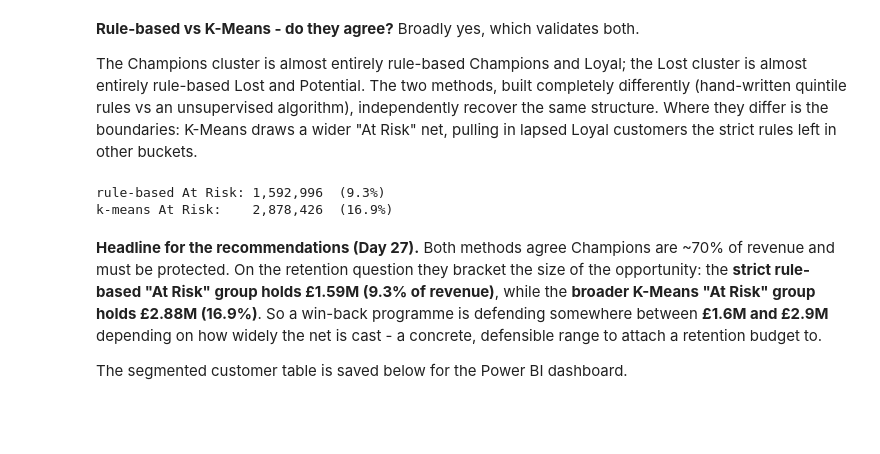
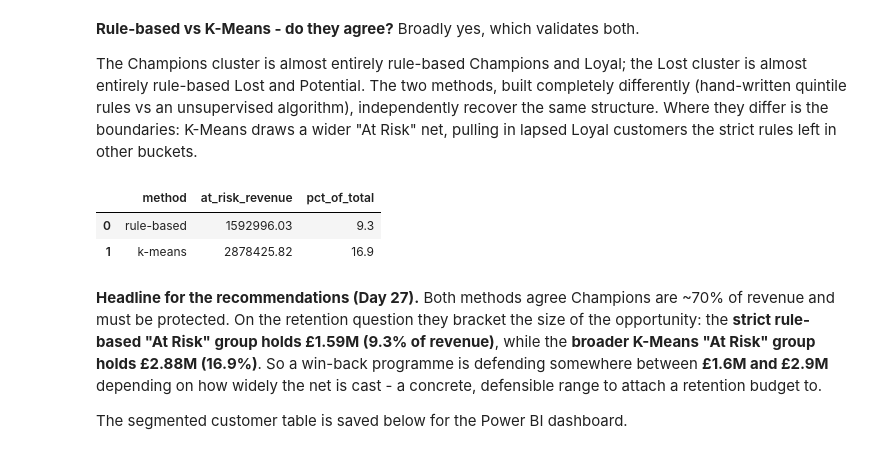
Before and after one commit to pranavsingla1207-byte/retailpulse, a Jupyter notebook: notebooks/04_rfm_and_clustering.ipynb, the cells around one changed output. Saved outputs shown, nothing was run; the diff lists cells and outputs as text; code cells hidden in the pictures; blank space fills up the shorter version.

```diff
--- a/notebooks/04_rfm_and_clustering.ipynb
+++ b/notebooks/04_rfm_and_clustering.ipynb
@@ -324,14 +337,19 @@ structure. Where they differ is the boundaries: K-Means draws a wider "At Risk"
 in lapsed Loyal customers the strict rules left in other buckets.
 # %%
 total = rfm["monetary"].sum()
-rule = rfm.loc[rfm["segment"] == "At Risk", "monetary"].sum()
-kmeans = rfm.loc[rfm["cluster_name"] == "At Risk", "monetary"].sum()
 
-print(f"rule-based At Risk: {rule:,.0f}  ({100 * rule / total:.1f}%)")
-print(f"k-means At Risk:    {kmeans:,.0f}  ({100 * kmeans / total:.1f}%)")
+rule_at_risk = rfm.loc[rfm["segment"] == "At Risk", "monetary"].sum()
+kmeans_at_risk = rfm.loc[rfm["cluster_name"] == "At Risk", "monetary"].sum()
+
+pd.DataFrame({
+    "method": ["rule-based", "k-means"],
+    "at_risk_revenue": [round(rule_at_risk, 2), round(kmeans_at_risk, 2)],
+    "pct_of_total": [round(100 * rule_at_risk / total, 1), round(100 * kmeans_at_risk / total, 1)],
+})
 # %% [output]
-rule-based At Risk: 1,592,996  (9.3%)
-k-means At Risk:    2,878,426  (16.9%)
+|  | method | at_risk_revenue | pct_of_total |
+| 0 | rule-based | 1592996.03 | 9.3 |
+| 1 | k-means | 2878425.82 | 16.9 |
 # %% [markdown]
 **Headline for the recommendations (Day 27).** Both methods agree Champions are ~70% of
 revenue and must be protected. On the retention question they bracket the size of the
```
Also changed, not shown: parts of 5 cells of this notebook.
